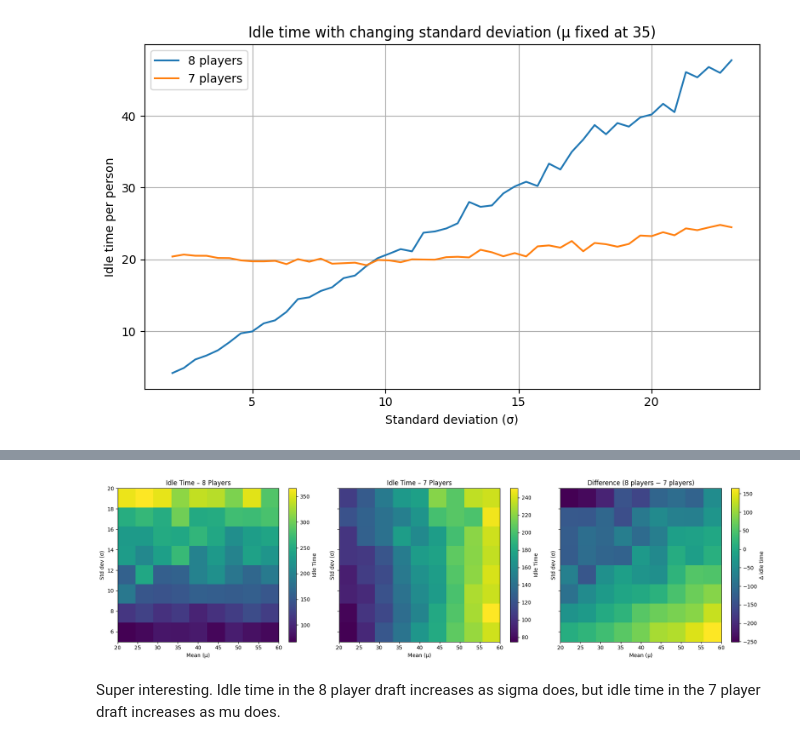
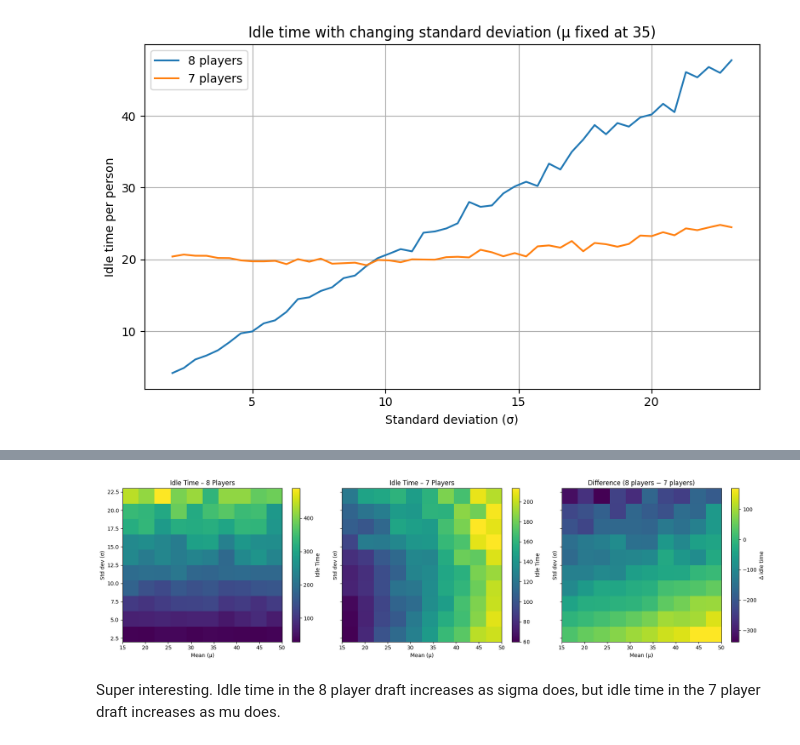
Before and after one commit to BenGillen1998/cube_stats, a Jupyter notebook: cube_wait_times.ipynb, the cells around one changed output, grey strips where cells are left out. Drawn from its saved outputs; the diff is of its cells as text; code cells hidden in the pictures.

Commit message:
2d graph

```diff
--- a/cube_wait_times.ipynb
+++ b/cube_wait_times.ipynb
@@ -825,8 +825,8 @@ def evaluate_on_grid(func, means, stds, n_runs=1):
 # 3. Choose the range of mean and std you care about
 #    (edit these to match your problem)
 # -------------------------------------------------
-means = np.linspace(20, 60, 9)   # e.g. 20, 25, ..., 60
-stds  = np.linspace(5, 20, 8)    # e.g. 5, 7.14, ..., 20
+means = np.linspace(15, 50, 10)   # e.g. 20, 25, ..., 60
+stds  = np.linspace(2, 23, 10)    # e.g. 5, 7.14, ..., 20
 
 # If the functions are noisy simulations, set n_runs > 1 to average out noise
 n_runs = 10
@@ -838,34 +838,34 @@ diff    = scores2 - scores1      # positive = v2 more efficient than v1
 
 # -------------------------------------------------
 # 4. Plot: two heatmaps + difference
 # -------------------------------------------------
 fig, axes = plt.subplots(1, 3, figsize=(18, 5), sharex=True, sharey=True)
 
 # Common extent so x/y are in actual (mu, sigma) units
 extent = [means.min(), means.max(), stds.min(), stds.max()]
 
 im1 = axes[0].imshow(scores1, origin='lower', aspect='auto', extent=extent)
 axes[0].set_title("Idle Time – 8 Players")
 axes[0].set_xlabel("Mean (μ)")
 axes[0].set_ylabel("Std dev (σ)")
 fig.colorbar(im1, ax=axes[0], label="Idle Time")
 
 im2 = axes[1].imshow(scores2, origin='lower', aspect='auto', extent=extent)
 axes[1].set_title("Idle Time – 7 Players")
 axes[1].set_xlabel("Mean (μ)")
 axes[1].set_ylabel("Std dev (σ)")
 fig.colorbar(im2, ax=axes[1], label="Idle Time")
 
 im3 = axes[2].imshow(diff, origin='lower', aspect='auto', extent=extent)
 axes[2].set_title("Difference (8 players − 7 players)")
 axes[2].set_xlabel("Mean (μ)")
 axes[2].set_ylabel("Std dev (σ)")
 fig.colorbar(im3, ax=axes[2], label="Δ idle time")
 
 plt.tight_layout()
 plt.show()
 # %% [output]
-[figure, old version]
+[figure, new version]
 # %% [markdown]
 Super interesting. Idle time in the 8 player draft increases as sigma does, but idle time in the 7 player draft increases as mu does.
 # %% [markdown]
```
Also changed, not shown: parts of 3 cells of this notebook, 1 other file.
